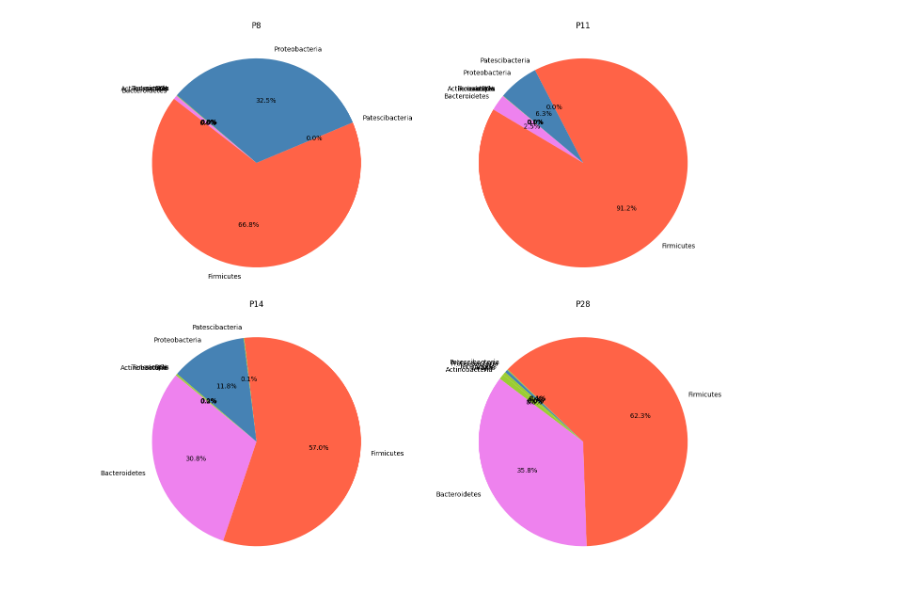
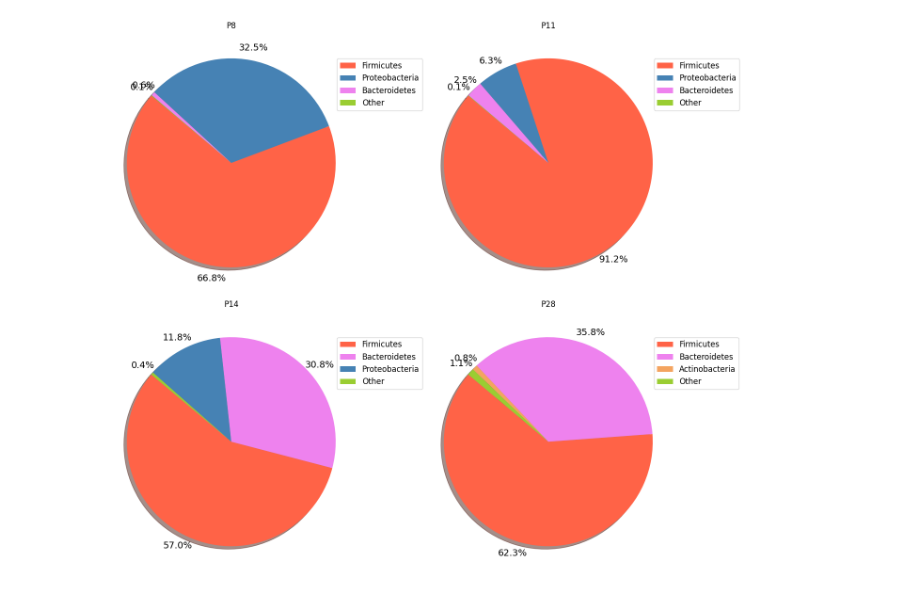
Before and after one commit to xuan13hao/data_analysis, a Jupyter notebook: 16s/Shahid/tax_abundance/pie_plot_P8-28.ipynb, the cells around one changed output. Cells and saved outputs as stored; diff of their text form; code cells hidden in the pictures.

Commit message:
pie chart for DOLs

```diff
--- a/16s/Shahid/tax_abundance/pie_plot_P8-28.ipynb
+++ b/16s/Shahid/tax_abundance/pie_plot_P8-28.ipynb
@@ -41,27 +43,31 @@ data_df
-# %%
-# Color mapping for specific taxa
-color_mapping = {
-    'Firmicutes': '#FF6347',
-    'Proteobacteria': '#4682B4',
-    'Bacteroidetes': '#EE82EE',
-    'Verrucomicrobia': '#F4A460'
-}
-default_color = '#9ACD32'
-
-# Assuming dol_sums and top_five_taxa are already defined
-# Adjust the plotting code to use the defined colors
-fig, axes = plt.subplots(2, 2, figsize=(14, 12))
-
-for i, (dol, sums) in enumerate(dol_sums.items()):
-    # Determine the colors for the current DOL based on taxa presence
-    colors = [color_mapping.get(tax, default_color) for tax in sums.index]
-
-    ax = axes[i//2, i%2]
-    ax.pie(sums, labels=sums.index, autopct='%1.1f%%', startangle=140, colors=colors)
-    ax.set_title(f'{dol}')
-
-plt.tight_layout()
-# /plt.show()
-# plt.savefig("pdf_file_path.pdf")
-# %% [output]
-[figure, removed]
+# %%
+# Define color mapping
+color_mapping = {
+    'Firmicutes': '#FF6347',
+    'Proteobacteria': '#4682B4',
+    'Bacteroidetes': '#EE82EE',
+    'Actinobacteria': '#F4A460',
+    'Other': '#9ACD32'
+}
+# Calculate and plot the pie charts with the top 3 features and 'Other'
+fig, axes = plt.subplots(2, 2, figsize=(14, 12))
+for i, (dol, cols) in enumerate(dol_mapping.items()):
+    ax = axes[i//2, i%2]
+    sums = data_df[cols].sum(axis=1).sort_values(ascending=False)
+    top_three = sums.head(3)
+    other = pd.Series(sums[3:].sum(), index=['Other'])
+    final_sums = pd.concat([top_three, other])
+
+    # Assign colors according to the taxa, with a default color for 'Other'
+    colors = [color_mapping.get(tax, color_mapping['Other']) for tax in final_sums.index]
+
+    # wedges, texts, autotexts = ax.pie(final_sums, labels=final_sums.index, autopct='%1.1f%%', startangle=140, colors=colors)
+    wedges, texts, autotexts = ax.pie(final_sums, labels=None, autopct='%1.1f%%', startangle=140, colors=colors,pctdistance=1.12, labeldistance=2.2,shadow=True,textprops={'fontsize': 14, 'color': 'black'})
+    ax.set_title(f'{dol}')
+    # Add a legend outside the plot
+    ax.legend(wedges, final_sums.index, title="", loc="center left", bbox_to_anchor=(0.89, 0.3, 0.5, 1), fontsize='large')
+
+plt.tight_layout()
+plt.show()
+# %% [output]
+[figure, added]
```
Also changed, not shown: parts of 3 cells of this notebook, 12 other files.
